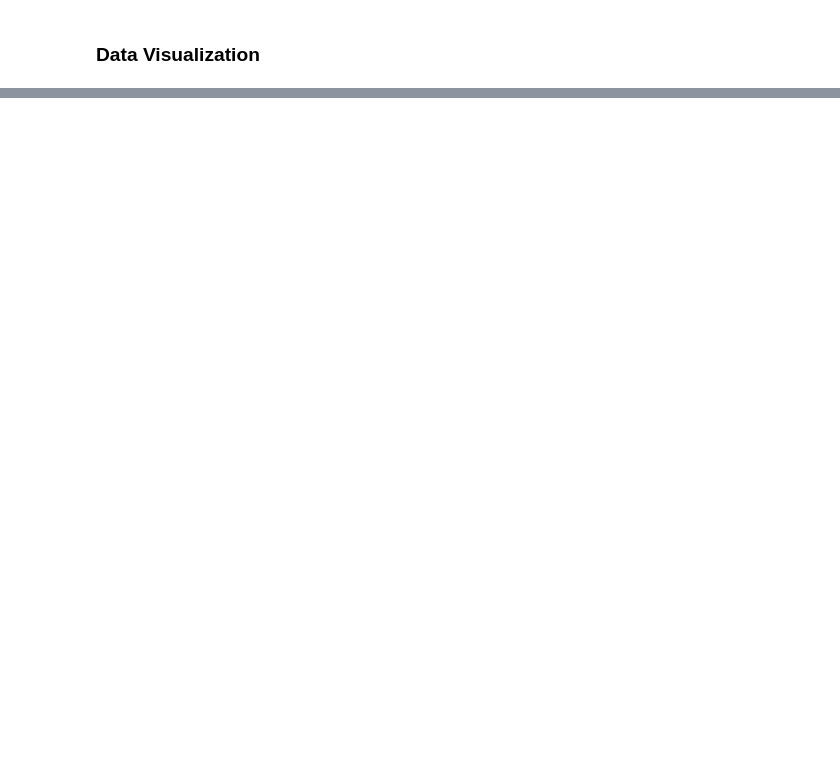
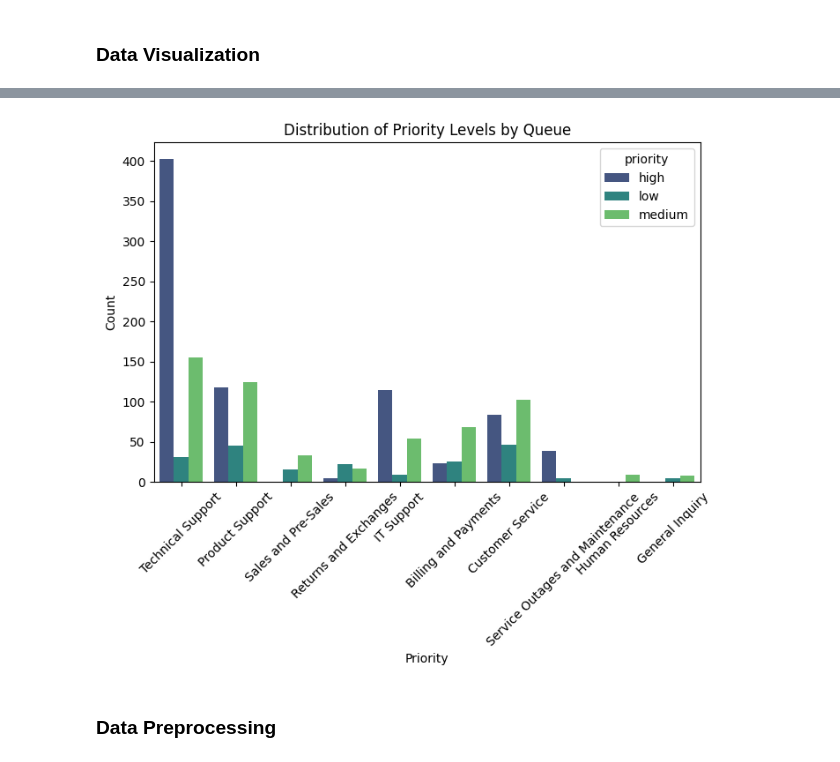
Before and after one commit to Kripa8702/Text-Classifier---Urgent-vs.-No-Urgent, a Jupyter notebook: urgent_classifier.ipynb, the cells around one changed output, grey strips where cells are left out. Saved outputs shown, nothing was run; the diff lists cells and outputs as text; code cells hidden in the pictures; blank space fills up the shorter version.

```diff
--- a/urgent_classifier.ipynb
+++ b/urgent_classifier.ipynb
@@ -152,0 +140,13 @@ email_df.sample(10)
+# %%
+# Countplot of priority
+plt.figure(figsize=(8, 5))
+sns.countplot(data=df, x='queue', palette='viridis', hue='priority')
+plt.title("Distribution of Priority Levels by Queue")
+plt.xlabel("Priority")
+plt.xticks(rotation=45)
+plt.ylabel("Count")
+plt.show()
+# %% [output]
+[figure, added]
+# %% [markdown]
+### Data Preprocessing
```
Also changed, not shown: parts of 33 cells of this notebook, 5 other files.
